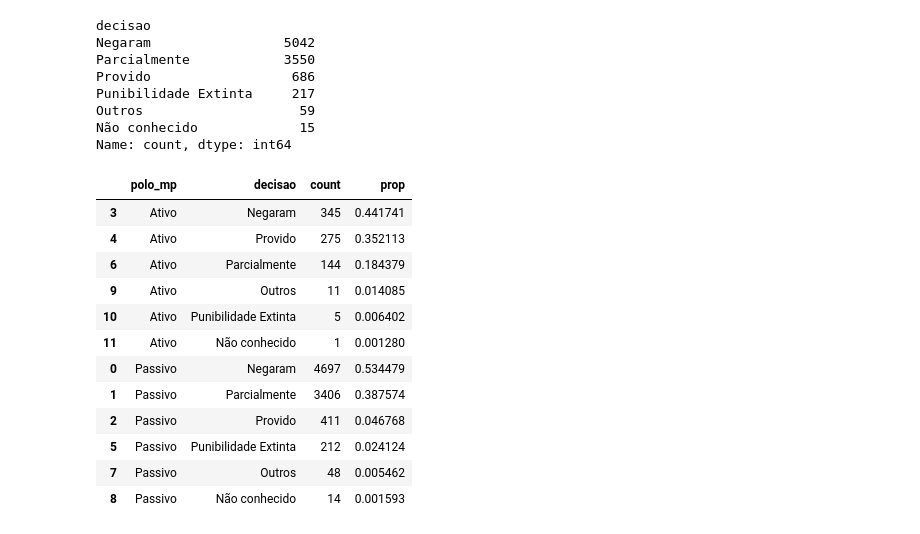
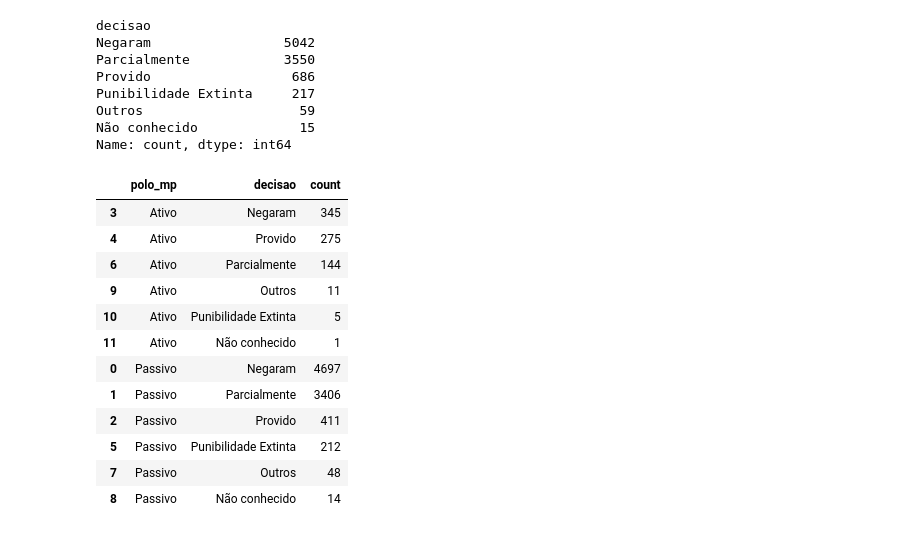
Before and after one commit to jtrecenti/main-cdad2, a Jupyter notebook: apostilas/01-tipos-variaveis/01-tipos-variaveis.ipynb, the cells around one changed output. Drawn from its saved outputs; the diff is of its cells as text; code cells hidden in the pictures.

```diff
--- a/apostilas/01-tipos-variaveis/01-tipos-variaveis.ipynb
+++ b/apostilas/01-tipos-variaveis/01-tipos-variaveis.ipynb
@@ -2,7 +2,7 @@
 import pandas as pd
 import seaborn as sns
 # %%
-camaras = pd.read_parquet('https://github.com/jtrecenti/main-cdad2/releases/download/data/da_camaras.parquet')
+camaras = pd.read_csv('https://github.com/jtrecenti/main-cdad2/releases/download/data/camaras.csv')
 # %%
 camaras.info()
 # %% [output]
@@ -149,24 +149,22 @@ Não conhecido             15
 Name: count, dtype: int64
 # %%
 contagens = camaras_ordinarias \
-  .value_counts(['polo_mp', 'decisao']) \
-  .reset_index() \
-  .sort_values(['polo_mp', 'count'], ascending=[True, False])
-
-contagens['prop'] = contagens['count'] / contagens.groupby('polo_mp')['count'].transform('sum')
+    .value_counts(['polo_mp', 'decisao']) \
+    .reset_index(name = 'count') \
+    .sort_values(['polo_mp', 'count'], ascending=[True, False])
 
 contagens
 # %% [output]
-|  | polo_mp | decisao | count | prop |
-| 3 | Ativo | Negaram | 345 | 0.441741 |
-| 4 | Ativo | Provido | 275 | 0.352113 |
-| 6 | Ativo | Parcialmente | 144 | 0.184379 |
-| 9 | Ativo | Outros | 11 | 0.014085 |
-| 10 | Ativo | Punibilidade Extinta | 5 | 0.006402 |
-| 11 | Ativo | Não conhecido | 1 | 0.001280 |
-| 0 | Passivo | Negaram | 4697 | 0.534479 |
-| 1 | Passivo | Parcialmente | 3406 | 0.387574 |
-| 2 | Passivo | Provido | 411 | 0.046768 |
-| 5 | Passivo | Punibilidade Extinta | 212 | 0.024124 |
-| 7 | Passivo | Outros | 48 | 0.005462 |
-| 8 | Passivo | Não conhecido | 14 | 0.001593 |
+|  | polo_mp | decisao | count |
+| 3 | Ativo | Negaram | 345 |
+| 4 | Ativo | Provido | 275 |
+| 6 | Ativo | Parcialmente | 144 |
+| 9 | Ativo | Outros | 11 |
+| 10 | Ativo | Punibilidade Extinta | 5 |
+| 11 | Ativo | Não conhecido | 1 |
+| 0 | Passivo | Negaram | 4697 |
+| 1 | Passivo | Parcialmente | 3406 |
+| 2 | Passivo | Provido | 411 |
+| 5 | Passivo | Punibilidade Extinta | 212 |
+| 7 | Passivo | Outros | 48 |
+| 8 | Passivo | Não conhecido | 14 |
```
Also changed, not shown: parts of 3 cells of this notebook, 2 other files.
